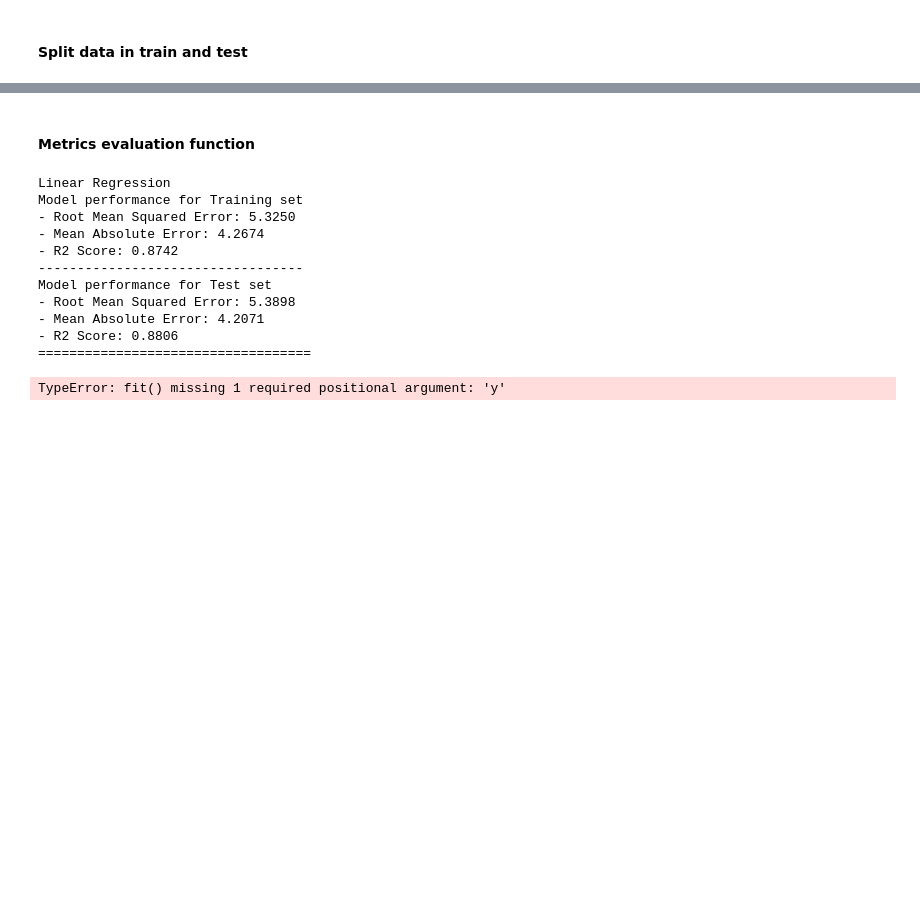
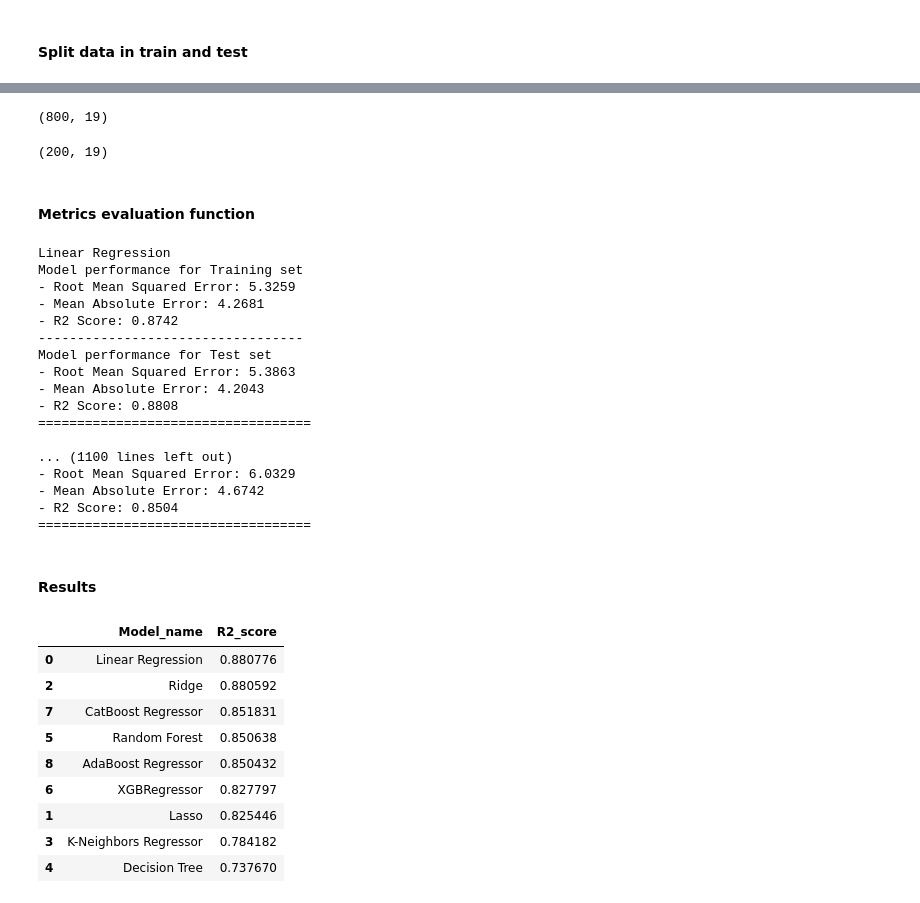
Before and after one commit to diogojfr/students-performance, a Jupyter notebook: notebook/Model Training.ipynb, the cells around one changed output, grey strips where cells are left out. Saved outputs shown, nothing was run; the diff lists cells and outputs as text; code cells hidden in the pictures; blank space fills up the shorter version.

```diff
--- a/notebook/Model Training.ipynb
+++ b/notebook/Model Training.ipynb
@@ -99,3 +94,13 @@ print(y_test.shape)
+# %%
+X_train = preprocessor.fit_transform(X_train)
+X_train.shape
+# %% [output]
+(800, 19)
+# %%
+X_test = preprocessor.transform(X_test)
+X_test.shape
+# %% [output]
+(200, 19)
 # %% [markdown]
 #### Metrics evaluation function
 # %%
@@ -108,14 +113,14 @@ def evaluate_model(true, predicted):
 # %%
 models = {
     "Linear Regression": LinearRegression(),
-    "Lasso": Lasso,
-    "Ridge": Ridge,
-    "K-Neighbors Regressor" : KNeighborsRegressor,
-    "Decision Tree":DecisionTreeRegressor,
-    "Random Forest":RandomForestRegressor,
-    "XGBRegressor":XGBRegressor,
-    "CatBoost Regressor":CatBoostRegressor,
-    "AdaBoost Regressor":AdaBoostRegressor
+    "Lasso": Lasso(),
+    "Ridge": Ridge(),
+    "K-Neighbors Regressor" : KNeighborsRegressor(),
+    "Decision Tree":DecisionTreeRegressor(),
+    "Random Forest":RandomForestRegressor(),
+    "XGBRegressor":XGBRegressor(),
+    "CatBoost Regressor":CatBoostRegressor(),
+    "AdaBoost Regressor":AdaBoostRegressor()
 }
 
 model_list = []
@@ -156,13 +161,33 @@ for i in range(len(list(models))):
 # %% [output]
 Linear Regression
 Model performance for Training set
-- Root Mean Squared Error: 5.3250
-- Mean Absolute Error: 4.2674
+- Root Mean Squared Error: 5.3259
+- Mean Absolute Error: 4.2681
 - R2 Score: 0.8742
 ----------------------------------
 Model performance for Test set
-- Root Mean Squared Error: 5.3898
-- Mean Absolute Error: 4.2071
-- R2 Score: 0.8806
+- Root Mean Squared Error: 5.3863
+- Mean Absolute Error: 4.2043
+- R2 Score: 0.8808
 ===================================
+
+... (1100 lines left out)
+- Root Mean Squared Error: 6.0329
+- Mean Absolute Error: 4.6742
+- R2 Score: 0.8504
+===================================
-TypeError: fit() missing 1 required positional argument: 'y'
+# %% [markdown]
+#### Results
+# %%
+pd.DataFrame(list(zip(model_list,r2_list)), columns=['Model_name','R2_score']).sort_values('R2_score', ascending=False)
+# %% [output]
+|  | Model_name | R2_score |
+| 0 | Linear Regression | 0.880776 |
+| 2 | Ridge | 0.880592 |
+| 7 | CatBoost Regressor | 0.851831 |
+| 5 | Random Forest | 0.850638 |
+| 8 | AdaBoost Regressor | 0.850432 |
+| 6 | XGBRegressor | 0.827797 |
+| 1 | Lasso | 0.825446 |
+| 3 | K-Neighbors Regressor | 0.784182 |
+| 4 | Decision Tree | 0.737670 |
```
Also changed, not shown: parts of 11 cells of this notebook, 5 other files.
